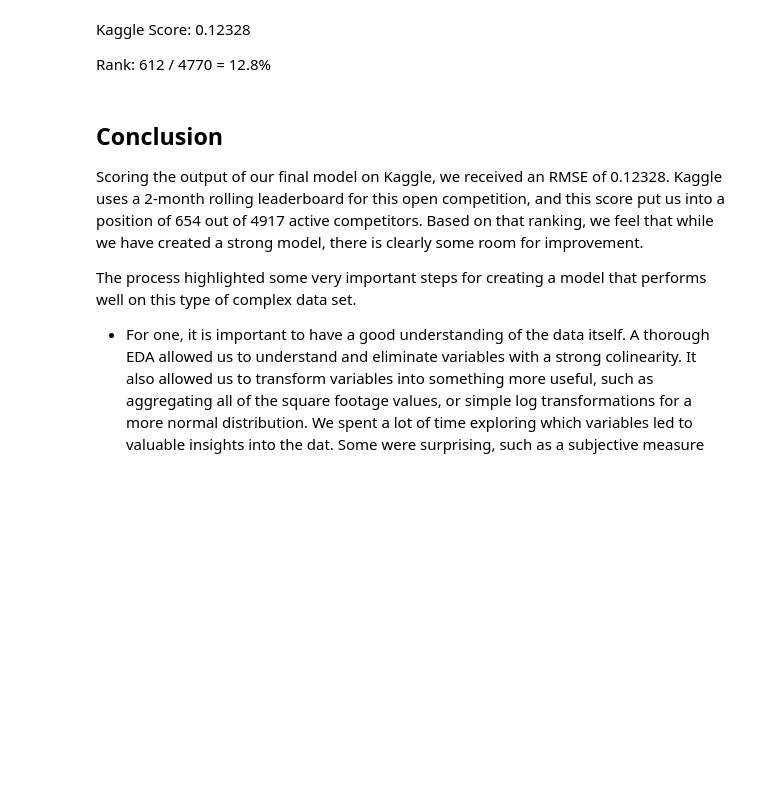
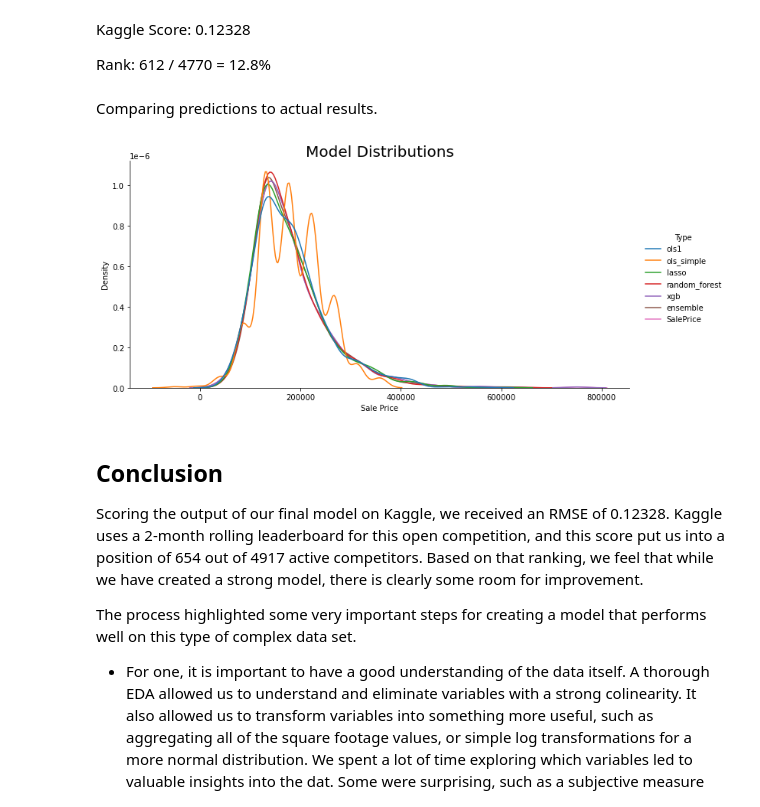
Before and after one commit to trevor-johnson1/w207_finalproject, a Jupyter notebook: final_report/final_report.ipynb, the cells around one changed output. Saved outputs shown, nothing was run; the diff lists cells and outputs as text; code cells hidden in the pictures; blank space fills up the shorter version.

```diff
--- a/final_report/final_report.ipynb
+++ b/final_report/final_report.ipynb
@@ -767,6 +871,19 @@ Log RMSE Test: 0.37460
 Kaggle Score: 0.12328
 
 Rank: 612 / 4770 = 12.8%
+# %% [markdown]
+Comparing predictions to actual results.
+# %%
+results_df = housing_ensemble_model(train.drop(columns = ["SalePrice"]), output_type="df")
+results_df['SalePrice'] = standard_feature_eng(na_clean(train))['SalePrice']
+results_df = results_df.melt(var_name="Type", value_name="saleprice")
+
+sns.reset_orig()
+sns.displot(results_df, x="saleprice", hue="Type", kind="kde", aspect=2).set_axis_labels(x_var="Sale Price")
+plt.title("Model Distributions",fontdict={"fontsize": 20})
+print("")
+# %% [output]
+[figure, added]
 # %% [markdown]
 ## Conclusion
 
```
Also changed, not shown: parts of 12 cells of this notebook.
